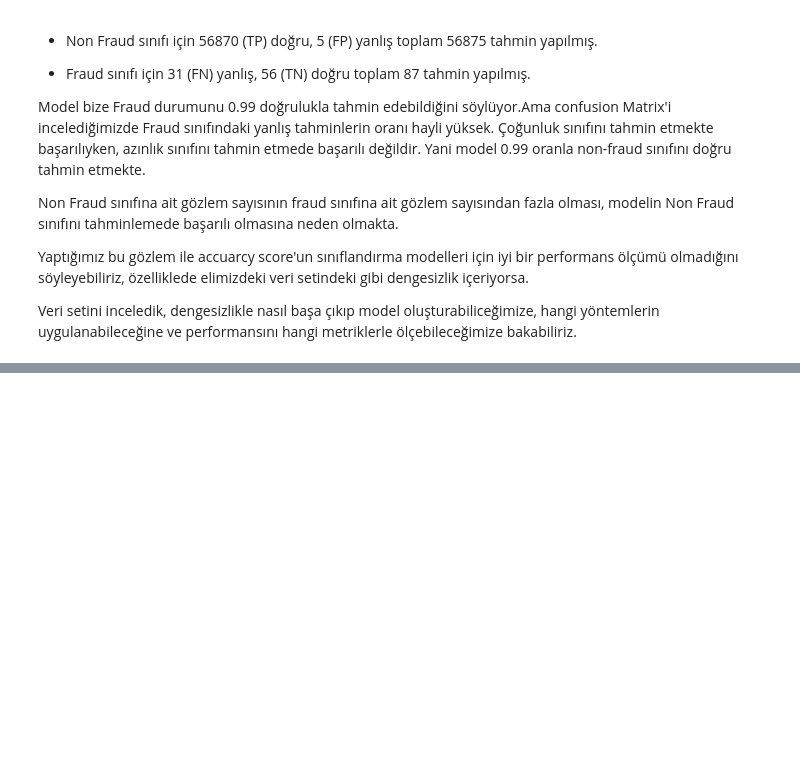
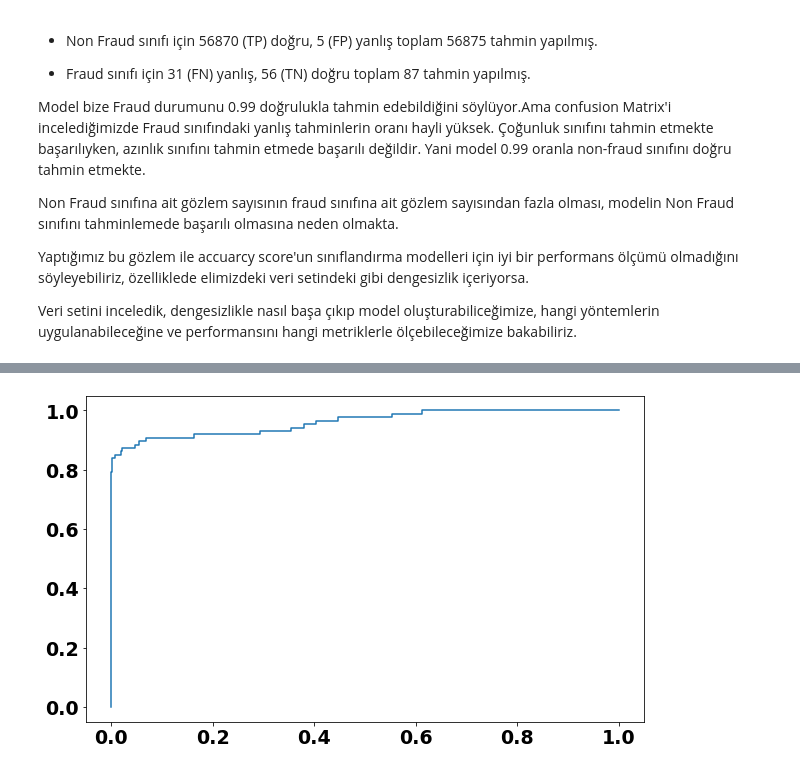
Before and after one commit to MAAykanat/ML-Engineer-Path, a Jupyter notebook: Machine Learning/Dengesiz Veri Seti-Miuul.ipynb, the cells around one changed output, grey strips where cells are left out. Cells and saved outputs as stored; diff of their text form; code cells hidden in the pictures; blank space fills up the shorter version.

```diff
--- a/Machine Learning/Dengesiz Veri Seti-Miuul.ipynb
+++ b/Machine Learning/Dengesiz Veri Seti-Miuul.ipynb
@@ -218,0 +269,14 @@ Modelimiz için bu metrikleri inceleyelim.
+# %%
+# Auc Roc Curve
+def generate_auc_roc_curve(clf, X_test):
+    y_pred_proba = clf.predict_proba(X_test)[:, 1]
+    fpr, tpr, thresholds = roc_curve(y_test,  y_pred_proba)
+    auc = roc_auc_score(y_test, y_pred_proba)
+    plt.figure(figsize=(10, 6))
+    plt.plot(fpr,tpr)
+    plt.show()
+    pass
+
+generate_auc_roc_curve(model, X_test)
+# %% [output]
+[figure, added]
```
Also changed, not shown: parts of 2 cells of this notebook.
